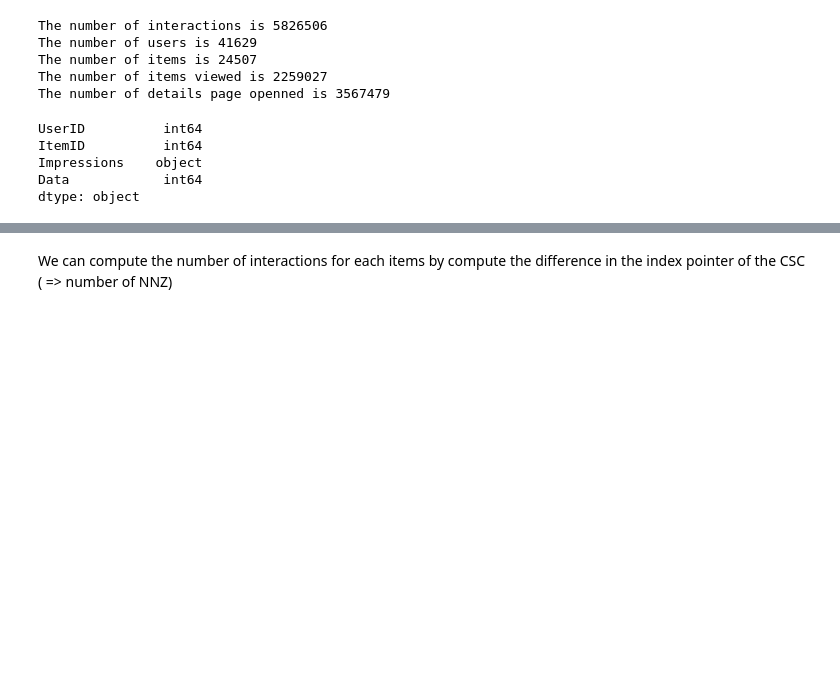
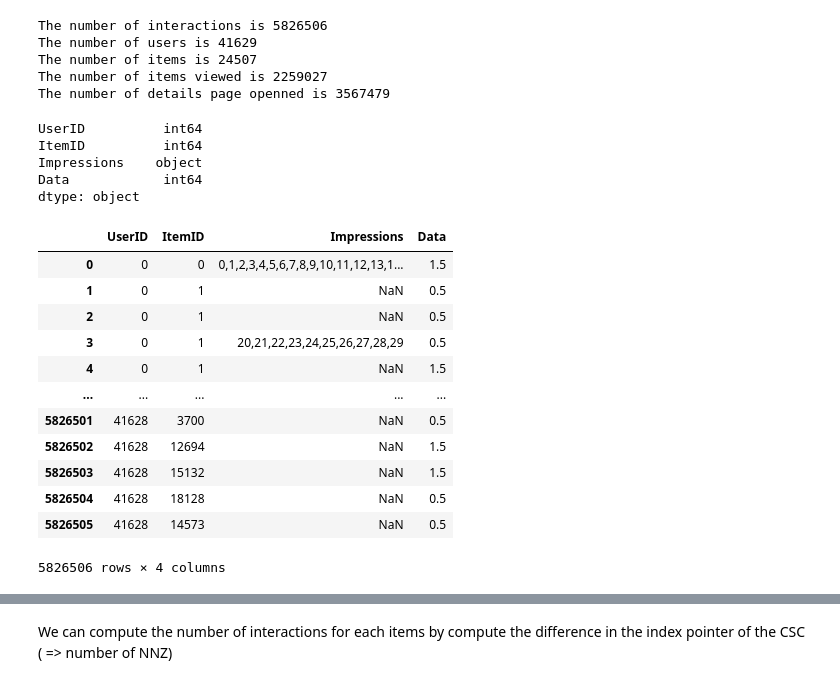
Before and after one commit to baba72210/MyRecommenderSystem, a Jupyter notebook: firsttestnotebook.ipynb, the cells around one changed output, grey strips where cells are left out. Drawn from its saved outputs; the diff is of its cells as text; code cells hidden in the pictures; blank space fills up the shorter version.

```diff
--- a/firsttestnotebook.ipynb
+++ b/firsttestnotebook.ipynb
@@ -61,3 +61,21 @@ ItemID          int64
 Impressions    object
 Data            int64
 dtype: object
+# %%
+URM_dataframe_v2 = URM_dataframe.copy()
+URM_dataframe_v2["Data"] = URM_dataframe_v2["Data"].apply(lambda x: 1.5 if x == 1 else 0.5)
+URM_dataframe_v2
+# %% [output]
+|  | UserID | ItemID | Impressions | Data |
+| 0 | 0 | 0 | 0,1,2,3,4,5,6,7,8,9,10,11,12,13,1... | 1.5 |
+| 1 | 0 | 1 | NaN | 0.5 |
+| 2 | 0 | 1 | NaN | 0.5 |
+| 3 | 0 | 1 | 20,21,22,23,24,25,26,27,28,29 | 0.5 |
+| 4 | 0 | 1 | NaN | 1.5 |
+| ... | ... | ... | ... | ... |
+| 5826501 | 41628 | 3700 | NaN | 0.5 |
+| 5826502 | 41628 | 12694 | NaN | 1.5 |
+| 5826503 | 41628 | 15132 | NaN | 1.5 |
+| 5826504 | 41628 | 18128 | NaN | 0.5 |
+| 5826505 | 41628 | 14573 | NaN | 0.5 |
+5826506 rows × 4 columns
```
Also changed, not shown: parts of 17 cells of this notebook.
